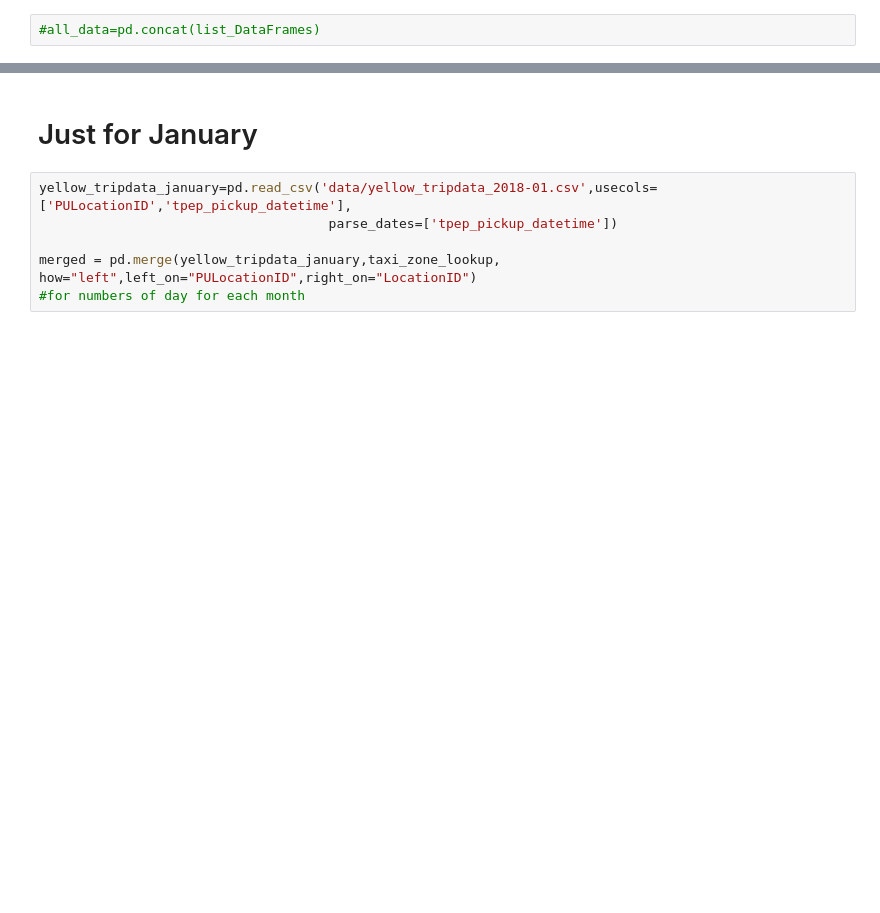
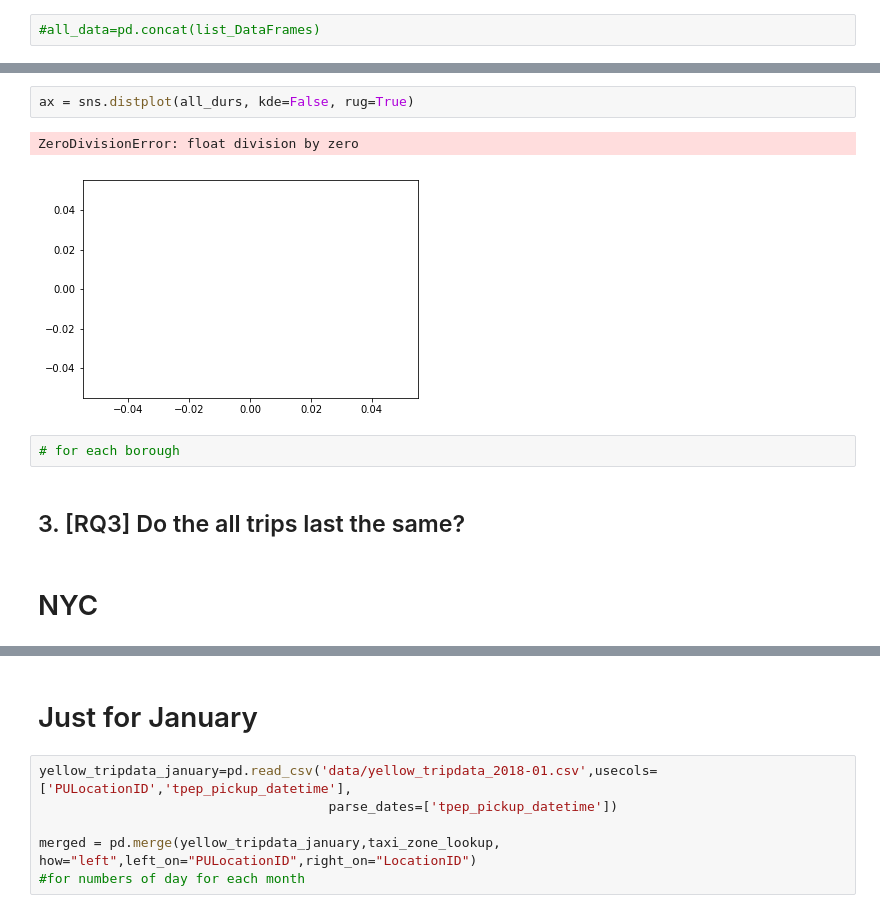
Before and after one commit to dusicastepic/ADMSecondHomework, a Jupyter notebook: AMDS - 2nd HW.ipynb, the cells around one changed output, grey strips where cells are left out. Cells and saved outputs as stored; diff of their text form; blank space fills up the shorter version.

```diff
--- a/AMDS - 2nd HW.ipynb
+++ b/AMDS - 2nd HW.ipynb
@@ -137,0 +284,11 @@ plotEachMonthAverageDailyUsageOfTaxiCabs()
+# %%
+ax = sns.distplot(all_durs, kde=False, rug=True)
+# %% [output]
+ZeroDivisionError: float division by zero
+[figure, added]
+# %%
+# for each borough
+# %% [markdown]
+## 3. [RQ3] Do the all trips last the same?
+# %% [markdown]
+# NYC
```
Also changed, not shown: parts of 42 cells of this notebook.
